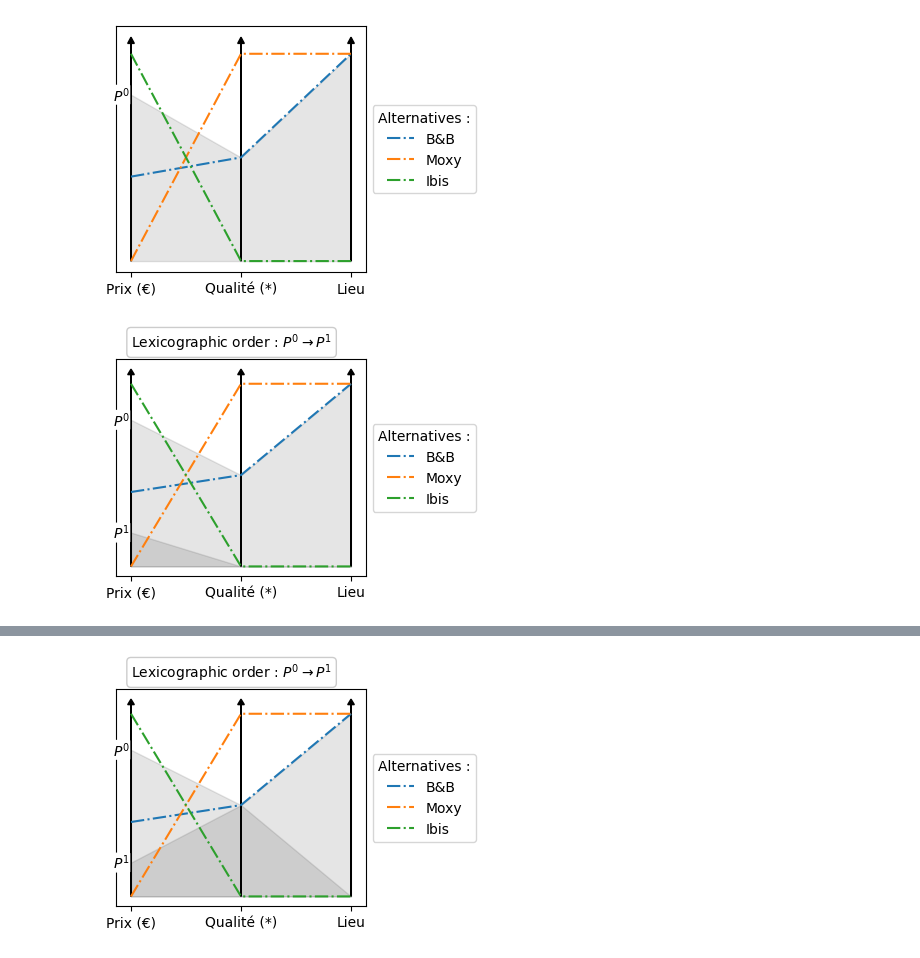
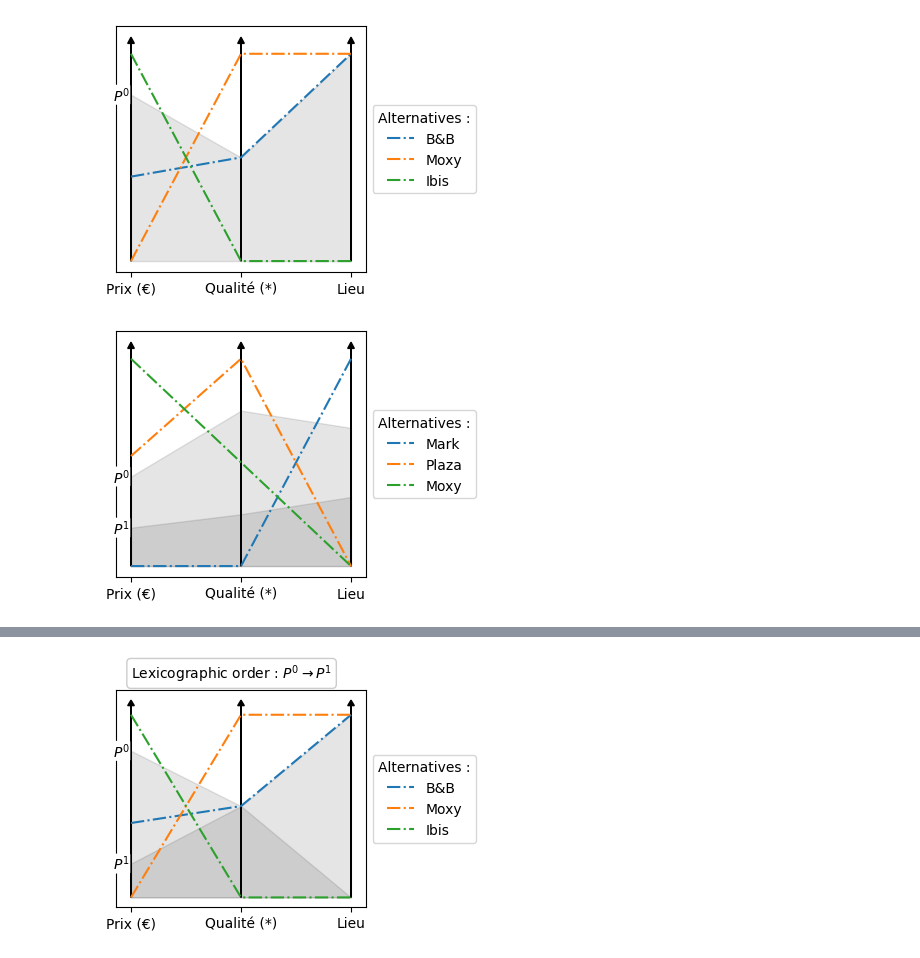
Before and after one commit to yjourdin/these, a Jupyter notebook: presentation_plot.ipynb, the cells around one changed output, grey strips where cells are left out. Drawn from its saved outputs; the diff is of its cells as text; code cells hidden in the pictures.

Commit message:
Update presentation image script

```diff
--- a/presentation_plot.ipynb
+++ b/presentation_plot.ipynb
@@ -4,21 +4,21 @@ from mcda.core.relations import *
 from mcda.core.scales import *
 from mcda.outranking.srmp import *
 # %%
-alternatives = ["B&B", "Moxy", "Ibis"]
+alternatives = ["Mark", "Plaza", "Moxy"]
 
 criteria = ["Prix (€)", "Qualité (*)", "Lieu"]
 
 scales = {
     "Prix (€)": QuantitativeScale(0, 400, preference_direction=MIN),
     "Qualité (*)": DiscreteQuantitativeScale([1, 2, 3, 4, 5], preference_direction=MAX),
-    "Lieu": QualitativeScale(Series([0, 1], index=["périphérie", "centre"]), preference_direction=MAX),
+    "Lieu": QualitativeScale(Series([0, 1, 2, 3], index=["périphérie", "1", "2", "centre"]), preference_direction=MAX),
 }
 
 dataset = PerformanceTable(
     [
-        [282, 3, "centre"],
-        [315, 4, "centre"],
-        [234, 2, "périphérie"],
+        [315, 1, "centre"],
+        [272, 5, "périphérie"],
+        [234, 3, "périphérie"],
     ],
     scales,
     alternatives,
@@ -43,15 +43,15 @@ SRMP.plot_input_data(dataset, profiles=profiles, annotations_alpha=1, figsize=(4
 # %%
 profiles = PerformanceTable(
     [
-        [250, 3, "centre"],
-        [300, 2, "périphérie"],
+        [280, 4, "2"],
+        [300, 2, "1"],
     ],
     scales,
     criteria=criteria
 )
 # %%
-SRMP.plot_input_data(dataset, profiles=profiles, lexicographic_order=[0, 1], annotations_alpha=1, figsize=(4, 3))
+SRMP.plot_input_data(dataset, profiles=profiles, annotations_alpha=1, figsize=(4, 3))
 # %% [output]
-[figure, old version]
+[figure, new version]
 # %%
 criteria_weights = {
```
Also changed, not shown: parts of 4 cells of this notebook.
